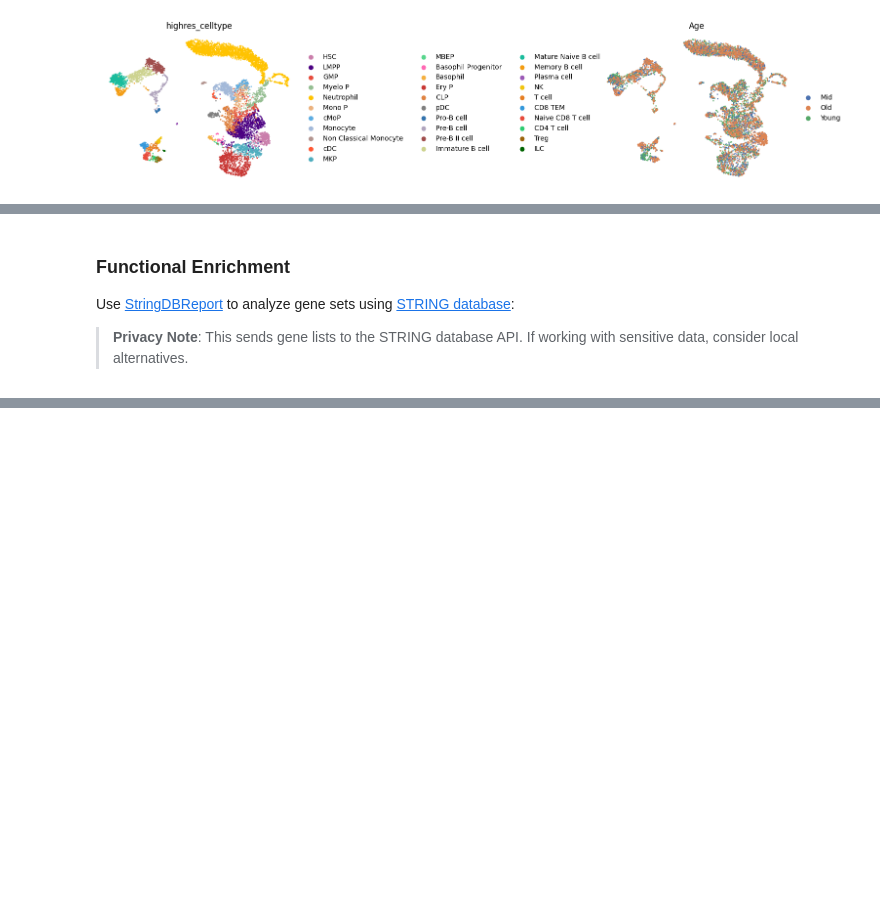
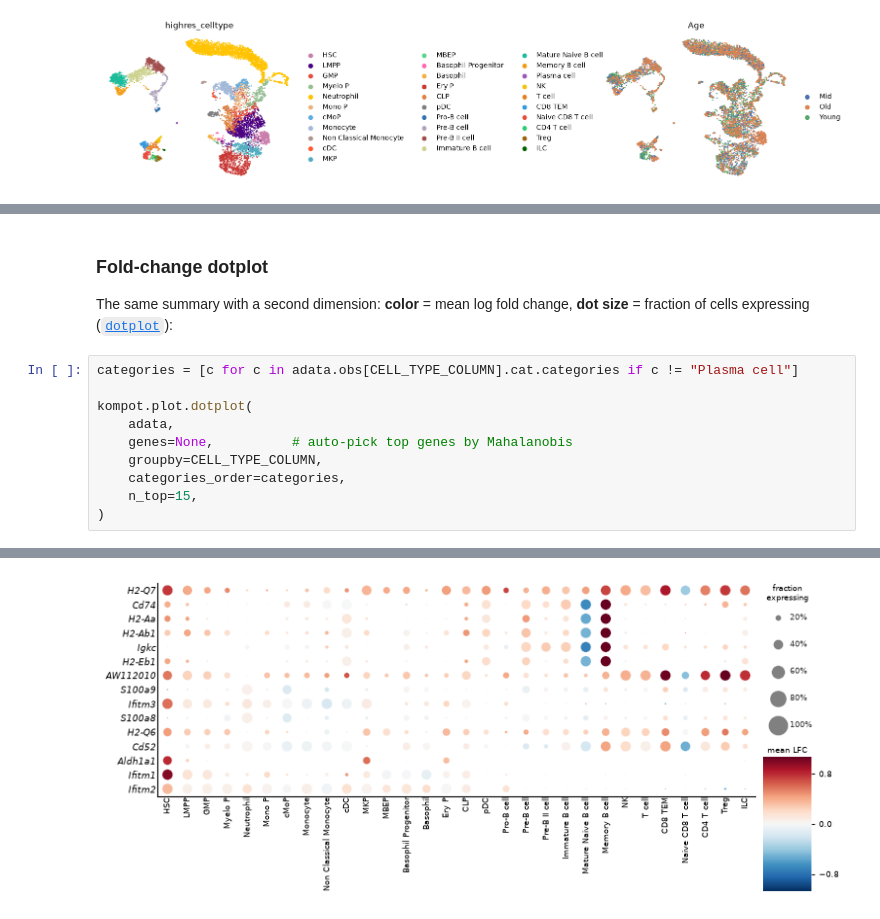
Before and after one commit to settylab/kompot, a Jupyter notebook: examples/01_getting_started.ipynb, the cells around one changed output, grey strips where cells are left out. Saved outputs shown, nothing was run; the diff lists cells and outputs as text; blank space fills up the shorter version.

```diff
--- a/examples/01_getting_started.ipynb
+++ b/examples/01_getting_started.ipynb
@@ -360,6 +235,17 @@ kompot.plot.plot_gene_expression(
-# %% [markdown]
-### Functional Enrichment
-
-Use [StringDBReport](https://kompot.readthedocs.io/en/latest/plotting.html#stringdb-integration) to analyze gene sets using [STRING database](https://string-db.org/):
-
-> **Privacy Note**: This sends gene lists to the STRING database API. If working with sensitive data, consider local alternatives.
+# %% [markdown]
+### Fold-change dotplot
+
+The same summary with a second dimension: **color** = mean log fold change,
+**dot size** = fraction of cells expressing
+([`dotplot`](https://kompot.readthedocs.io/en/latest/plotting.html#kompot.plot.dotplot)):
+# %%
+categories = [c for c in adata.obs[CELL_TYPE_COLUMN].cat.categories if c != "Plasma cell"]
+
+kompot.plot.dotplot(
+    adata,
+    genes=None,          # auto-pick top genes by Mahalanobis
+    groupby=CELL_TYPE_COLUMN,
+    categories_order=categories,
+    n_top=15,
+)
+# %% [output]
@@ -365,0 +259 @@ Use [StringDBReport](https://kompot.readthedocs.io/en/latest/plotting.html#strin
+[figure, added]
```
Also changed, not shown: parts of 60 cells of this notebook, 6 other files.
